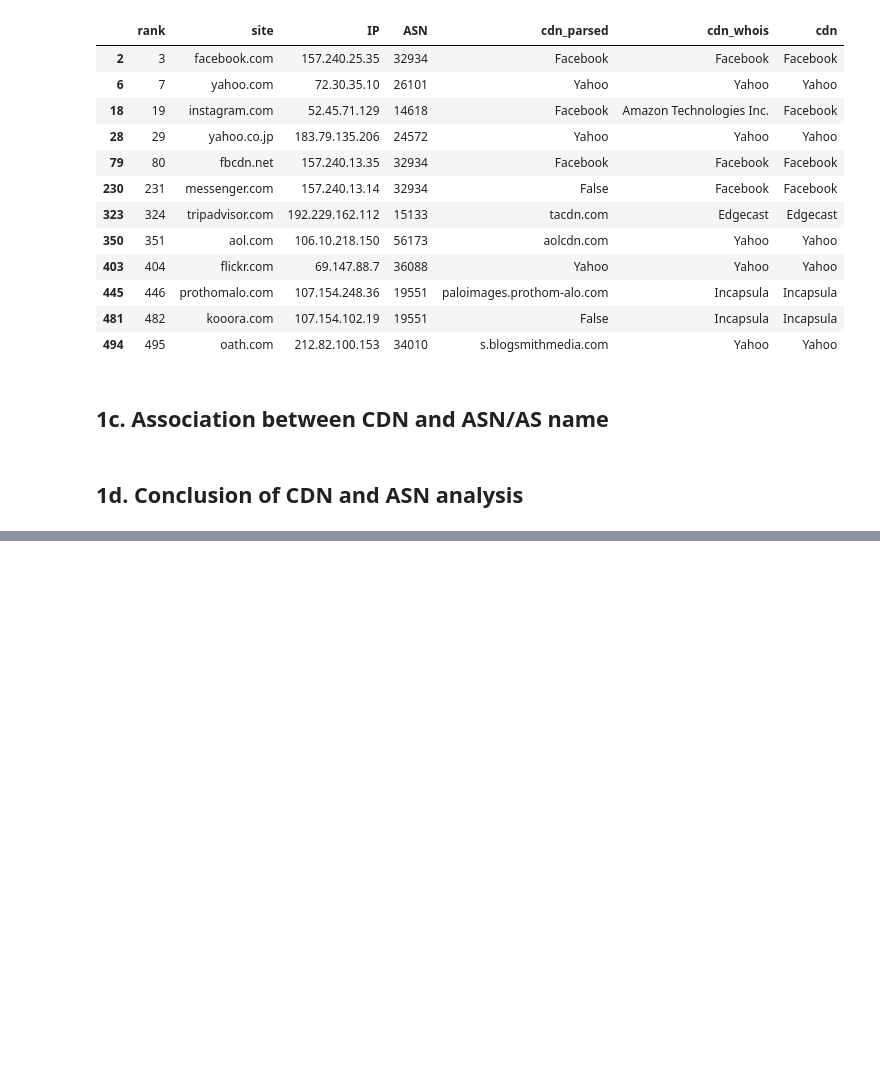
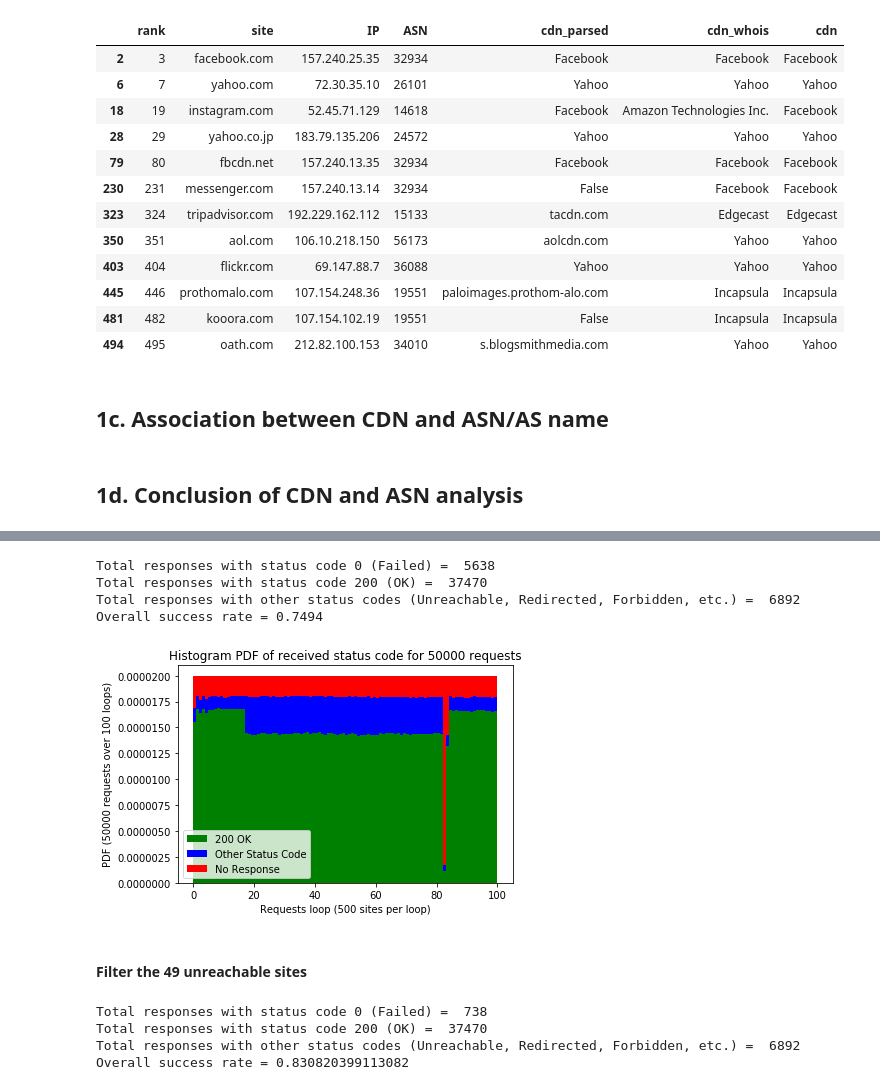
Before and after one commit to shahifaqeer/cdn-analysis, a Jupyter notebook: Analysis.ipynb, the cells around one changed output, grey strips where cells are left out. Drawn from its saved outputs; the diff is of its cells as text; code cells hidden in the pictures; blank space fills up the shorter version.

```diff
--- a/Analysis.ipynb
+++ b/Analysis.ipynb
@@ -306,0 +356,14 @@ Some popular CDNs catering to a few websites, and deciding their CDNs based on p
+# %%
+df_temp = df_timing.groupby(['rank', 'status_fail'])['response_code'].count().reset_index()
+df_pivot = df_temp.pivot(index='rank', columns='status_fail', values='response_code').fillna(0)
+
+df_pivot['success_percent'] = df_pivot[False]*100/(df_pivot[True]+df_pivot[False])
+
+print("Number of sites with no status 200 OK responses at all = ",
+      len(df_pivot[df_pivot['success_percent']==0]))
+print("Number of sites with at least 90% responses = ",
+      len(df_pivot[df_pivot['success_percent']>=90]))
+print("\nNumber of sites with less than 90% responses but more than 0 = ",
+      len(df_pivot[ (df_pivot['success_percent']<90) & (df_pivot['success_percent']>0) ]))
+
+df_pivot[ (df_pivot['success_percent']<90) & (df_pivot['success_percent']>0) ].join(df_asn_cdn.set_index('rank'))
@@ -306,0 +452,3 @@ Some popular CDNs catering to a few websites, and deciding their CDNs based on p
+# %%
+d = df_pivot2[(df_pivot2['pass_percent']<35)].join(df_asn_cdn.set_index('rank'))
+google = d[ d['ASN']==15169 ].index
@@ -306,0 +480,30 @@ Some popular CDNs catering to a few websites, and deciding their CDNs based on p
+# %%
+data0 = [int(d) for d in df_timing[(df_timing['response_code']==0)]['response_code'].index ]
+#x0,y0 = getCDF(data0)
+data200 = [int(d) for d in df_timing[(df_timing['response_code']==200)]['response_code'].index ]
+#x200,y200 = getCDF(data200)
+dataother = [int(d) for d in df_timing[~(df_timing['response_code'].isin([0,200]))]['response_code'].index ]
+#xother,yother = getCDF(dataother)
+
+print("Total responses with status code 0 (Failed) = ", len(data0))
+print("Total responses with status code 200 (OK) = ", len(data200))
+print("Total responses with other status codes (Unreachable, Redirected, Forbidden, etc.) = ", len(dataother))
+print("Overall success rate = %s" %(len(data200)/len(df_timing)))
+
+f,ax = subplots()
+ax.hist([data200,dataother,data0], 100, color=["green", "blue","red"], density = True, stacked=True)
+ax.legend({'200 OK': "green", 'Other Status Code': "blue", 'No Response': "red"})
+labels=[int(l/500) for l in ax.get_xticks().tolist()]
+ax.set_xticklabels(labels)
+ax.set_title("Histogram PDF of received status code for 50000 requests")
+ax.set_xlabel("Requests loop (500 sites per loop)")
+ax.set_ylabel("PDF (50000 requests over 100 loops)")
+f.savefig("results/curl_requests_all_status_code_pdf_hist")
+# %% [output]
+Total responses with status code 0 (Failed) =  5638
+Total responses with status code 200 (OK) =  37470
+Total responses with other status codes (Unreachable, Redirected, Forbidden, etc.) =  6892
+Overall success rate = 0.7494
+[figure, added]
+# %% [markdown]
+#### Filter the 49 unreachable sites
@@ -306,0 +515,17 @@ Some popular CDNs catering to a few websites, and deciding their CDNs based on p
+# %%
+data0 = [int(d) for d in df_valid[(df_valid['response_code']==0)]['response_code'].index ]
+#x0,y0 = getCDF(data0)
+data200 = [int(d) for d in df_valid[(df_valid['response_code']==200)]['response_code'].index ]
+#x200,y200 = getCDF(data200)
+dataother = [int(d) for d in df_valid[~(df_valid['response_code'].isin([0,200]))]['response_code'].index ]
+#xother,yother = getCDF(dataother)
+
+print("Total responses with status code 0 (Failed) = ", len(data0))
+print("Total responses with status code 200 (OK) = ", len(data200))
+print("Total responses with other status codes (Unreachable, Redirected, Forbidden, etc.) = ", len(dataother))
+print("Overall success rate = %s" %(len(data200)/len(df_valid)))
+# %% [output]
+Total responses with status code 0 (Failed) =  738
+Total responses with status code 200 (OK) =  37470
+Total responses with other status codes (Unreachable, Redirected, Forbidden, etc.) =  6892
+Overall success rate = 0.830820399113082
```
Also changed, not shown: parts of 26 cells of this notebook, 1 other file.
